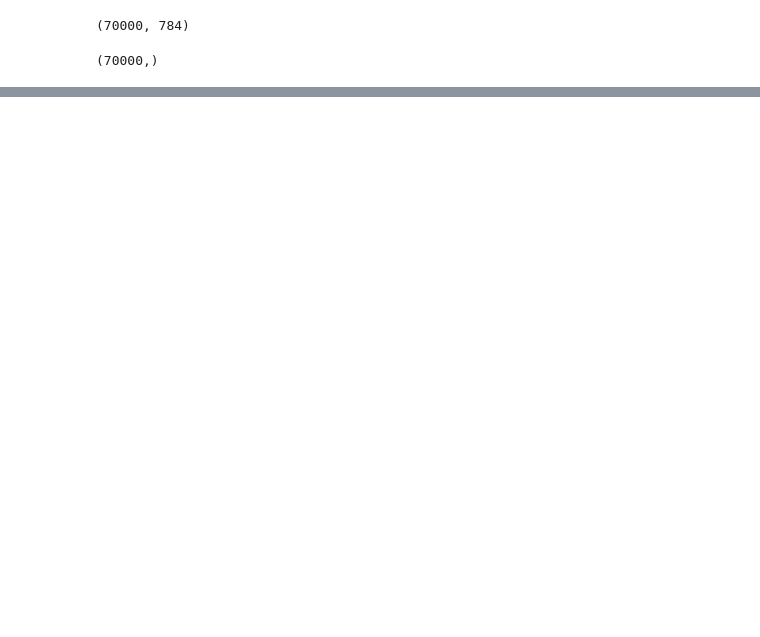
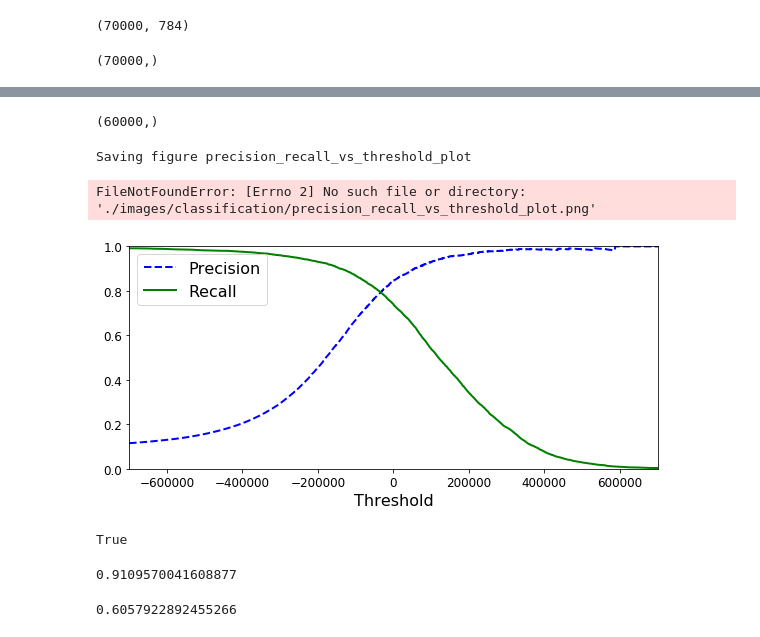
Before and after one commit to jun1st/ml, a Jupyter notebook: Classification.ipynb, the cells around one changed output, grey strips where cells are left out. Saved outputs shown, nothing was run; the diff lists cells and outputs as text; code cells hidden in the pictures; blank space fills up the shorter version.

Commit message:
update train model

```diff
--- a/Classification.ipynb
+++ b/Classification.ipynb
@@ -82,0 +143,5 @@ y_test_5 = (y_test == 5)
+# %%
+from sklearn.linear_model import SGDClassifier
+
+sgd_clf = SGDClassifier(max_iter=5, tol=-np.infty, random_state=42)
+sgd_clf.fit(X_train, y_train_5)
@@ -86,0 +260,3 @@ print(y_train_5)
+# %%
+y_scores = cross_val_predict(sgd_clf, X_train, y_train_5, cv=3,
+                             method="decision_function")
@@ -86,0 +265,33 @@ print(y_train_5)
+# %%
+y_scores.shape
+# %% [output]
+(60000,)
+# %%
+# hack to work around issue #9589 in Scikit-Learn 0.19.0
+if y_scores.ndim == 2:
+    y_scores = y_scores[:, 1]
+# %%
+from sklearn.metrics import precision_recall_curve
+
+precisions, recalls, thresholds = precision_recall_curve(y_train_5, y_scores)
+# %%
+def plot_precision_recall_vs_threshold(precisions, recalls, thresholds):
+    plt.plot(thresholds, precisions[:-1], "b--", label="Precision", linewidth=2)
+    plt.plot(thresholds, recalls[:-1], "g-", label="Recall", linewidth=2)
+    plt.xlabel("Threshold", fontsize=16)
+    plt.legend(loc="upper left", fontsize=16)
+    plt.ylim([0, 1])
+
+plt.figure(figsize=(8, 4))
+plot_precision_recall_vs_threshold(precisions, recalls, thresholds)
+plt.xlim([-700000, 700000])
+save_fig("precision_recall_vs_threshold_plot")
+plt.show()
+# %% [output]
+Saving figure precision_recall_vs_threshold_plot
+FileNotFoundError: [Errno 2] No such file or directory: './images/classification/precision_recall_vs_threshold_plot.png'
+[figure, added]
+# %%
+(y_train_pred == (y_scores > 0)).all()
+# %% [output]
+True
@@ -86,0 +300,8 @@ print(y_train_5)
+# %%
+precision_score(y_train_5, y_train_pred_90)
+# %% [output]
+0.9109570041608877
+# %%
+recall_score(y_train_5, y_train_pred_90)
+# %% [output]
+0.6057922892455266
```
Also changed, not shown: parts of 226 cells of this notebook, 1 other file.
